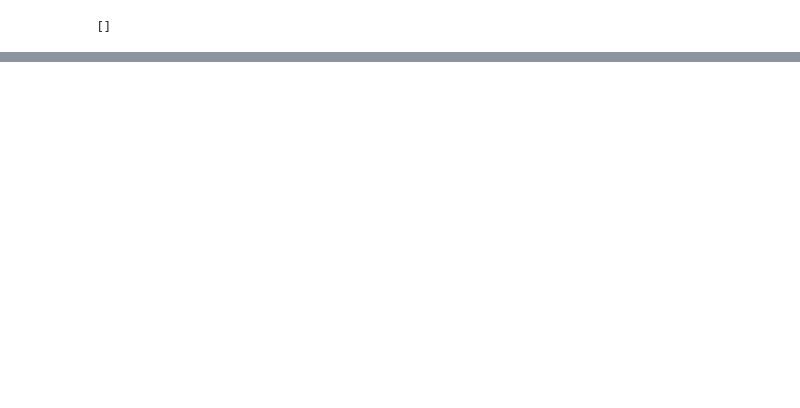
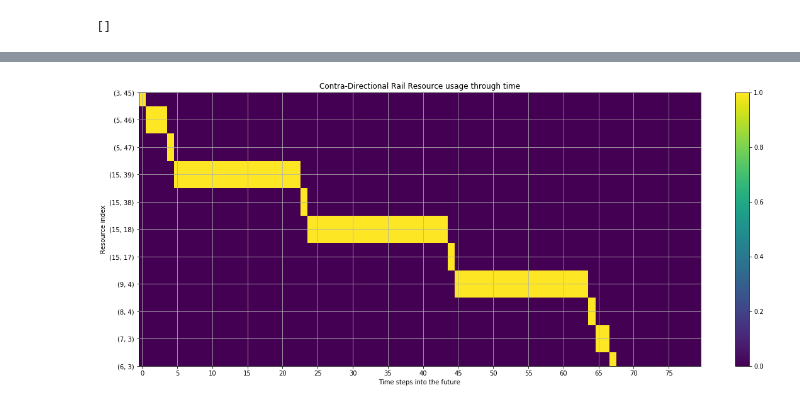
Before and after one commit to nobodyczcz/flatland2020, a Jupyter notebook: notebooks/Graph_Editor.ipynb, the cells around one changed output, grey strips where cells are left out. Cells and saved outputs as stored; diff of their text form; code cells hidden in the pictures; blank space fills up the shorter version.

```diff
--- a/notebooks/Graph_Editor.ipynb
+++ b/notebooks/Graph_Editor.ipynb
@@ -109,0 +188,4 @@ nx.draw(G5b, with_labels=True, node_color="pink")
+# %%
+dRes, dlRails, dg2Dirs = gu.plotResourceUsage(G5, llnPaths=llnPaths[1:2], contradir=True, node_ticks=True, nStepsShow=80)
+# %% [output]
+[figure, added]
```
Also changed, not shown: parts of 34 cells of this notebook, 6 other files.
